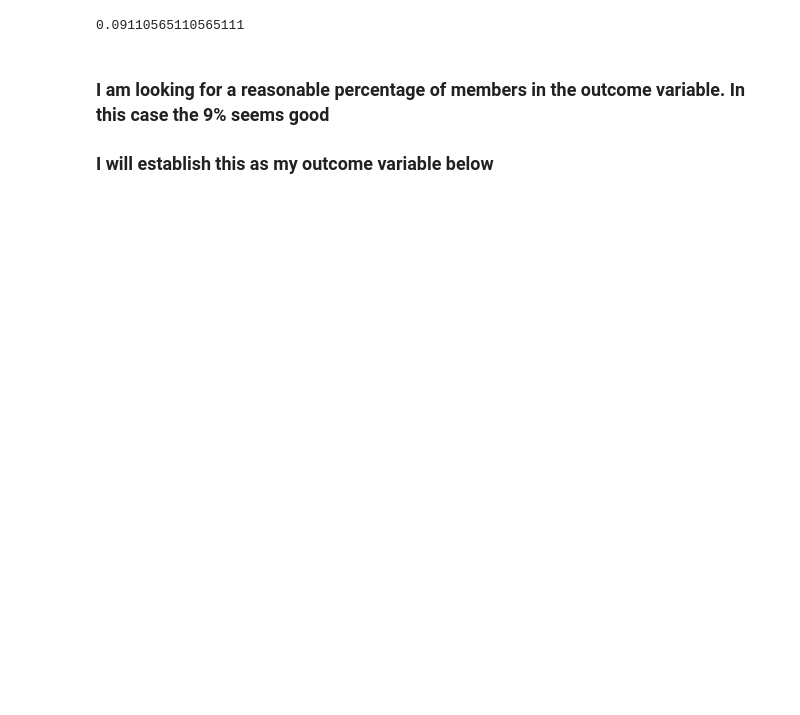
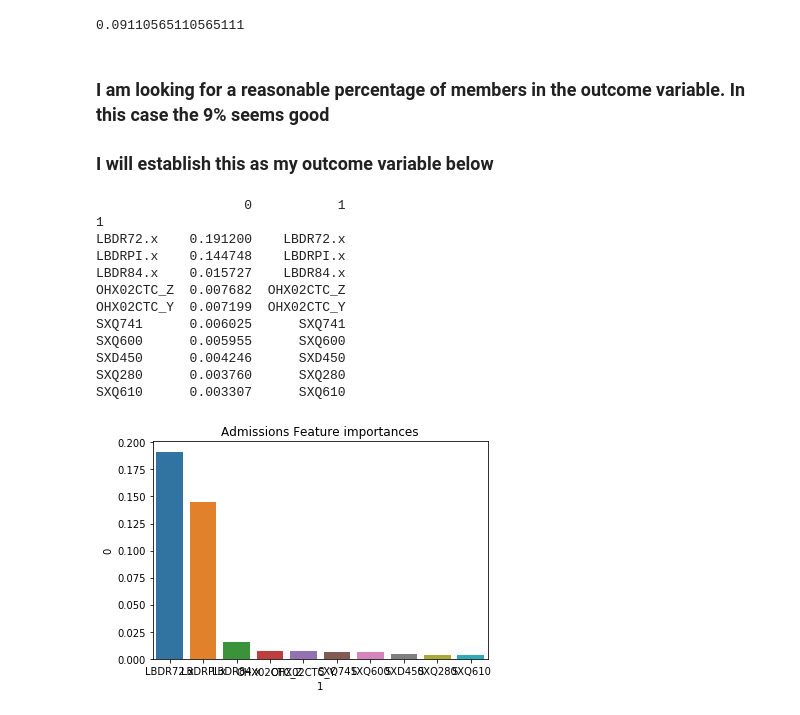
Before and after one commit to azadmehr/Capstone, a Jupyter notebook: Healthcare Data_Project.ipynb, the cells around one changed output. Cells and saved outputs as stored; diff of their text form; code cells hidden in the pictures; blank space fills up the shorter version.

```diff
--- a/Healthcare Data_Project.ipynb
+++ b/Healthcare Data_Project.ipynb
@@ -119,3 +123,4 @@ data['=<18yrs']= (data['RIDAGEYR']<=18).astype(int)
 data['18<yrs<=45']= ((data['RIDAGEYR']<=45) & (data['RIDAGEYR']>18 )).astype(int)
 data['45<yrs<=65']= ((data['RIDAGEYR']<=65) & (data['RIDAGEYR']>45)).astype(int)
 data['>65yrs']= (data['RIDAGEYR']>65).astype(int)
+data['18yrs<']= (data['RIDAGEYR']>18).astype(int)
@@ -415 +376,41 @@ data['HUD080Outcome'] = np.where(data['HUD080']>=1, 1, 0)
+# %%
+#creating boolean outcome variable
+data['HUD080Outcome'] = np.where(data['HUD080']>=1, 1, 0)
+
+#Running on Random Forest Classifier model
+from sklearn.ensemble import RandomForestClassifier
+#Load boston housing dataset as an example
+#boston = load_boston()
+#mention this as detour in EDA
+X = data[data.columns.difference(['HUD080'])]
+Y = data['HUD080Outcome']
+names = data.columns
+rf = RandomForestClassifier(n_jobs=-1)
+rf.fit(X, Y)
+#print ("Features sorted by their score:")
+#print (sorted(zip(map(lambda x: round(x, 4), rf.feature_importances_), names), reverse=True))
+AdmissionsFI = pd.DataFrame(sorted(zip(rf.feature_importances_,names),reverse=True)[:10])
+AdmissionsFI = AdmissionsFI.set_index(AdmissionsFI[1],drop=True)
+print(AdmissionsFI)
+##omitting the 2 lines below because after introducing Dummy variables, they are not recognized as part of the Dictionary
+#for var in AdmissionsFI[1]:
+#       print('{}: {}'.format(var, VariableDict[var]))
+#plt.bar(AdmissionsFI[1],height=AdmissionsFI[0],align="center")
+sns.barplot(x=AdmissionsFI[1], y=AdmissionsFI[0])
+plt.title("Admissions Feature importances")
+plt.show()
+# %% [output]
+                   0           1
+1
+LBDR72.x    0.191200    LBDR72.x
+LBDRPI.x    0.144748    LBDRPI.x
+LBDR84.x    0.015727    LBDR84.x
+OHX02CTC_Z  0.007682  OHX02CTC_Z
+OHX02CTC_Y  0.007199  OHX02CTC_Y
+SXQ741      0.006025      SXQ741
+SXQ600      0.005955      SXQ600
+SXD450      0.004246      SXD450
+SXQ280      0.003760      SXQ280
+SXQ610      0.003307      SXQ610
+[figure, added]
 # %%
```
Also changed, not shown: parts of 30 cells of this notebook.
